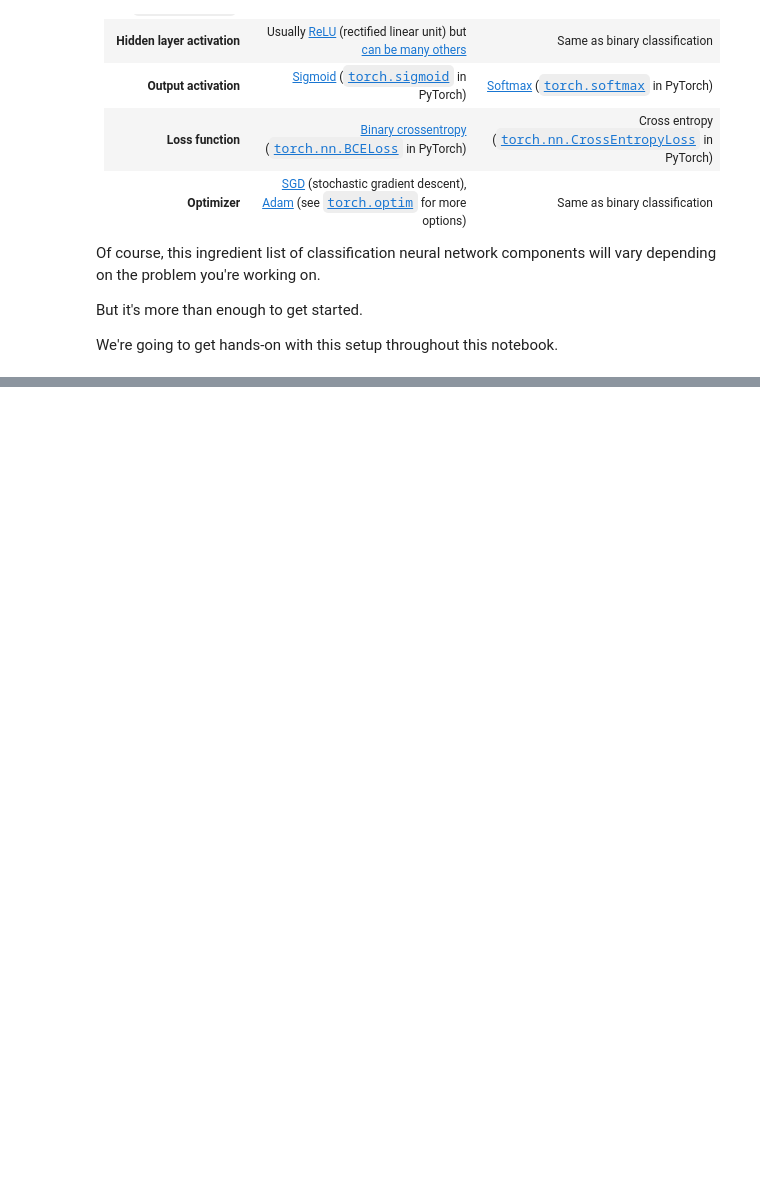
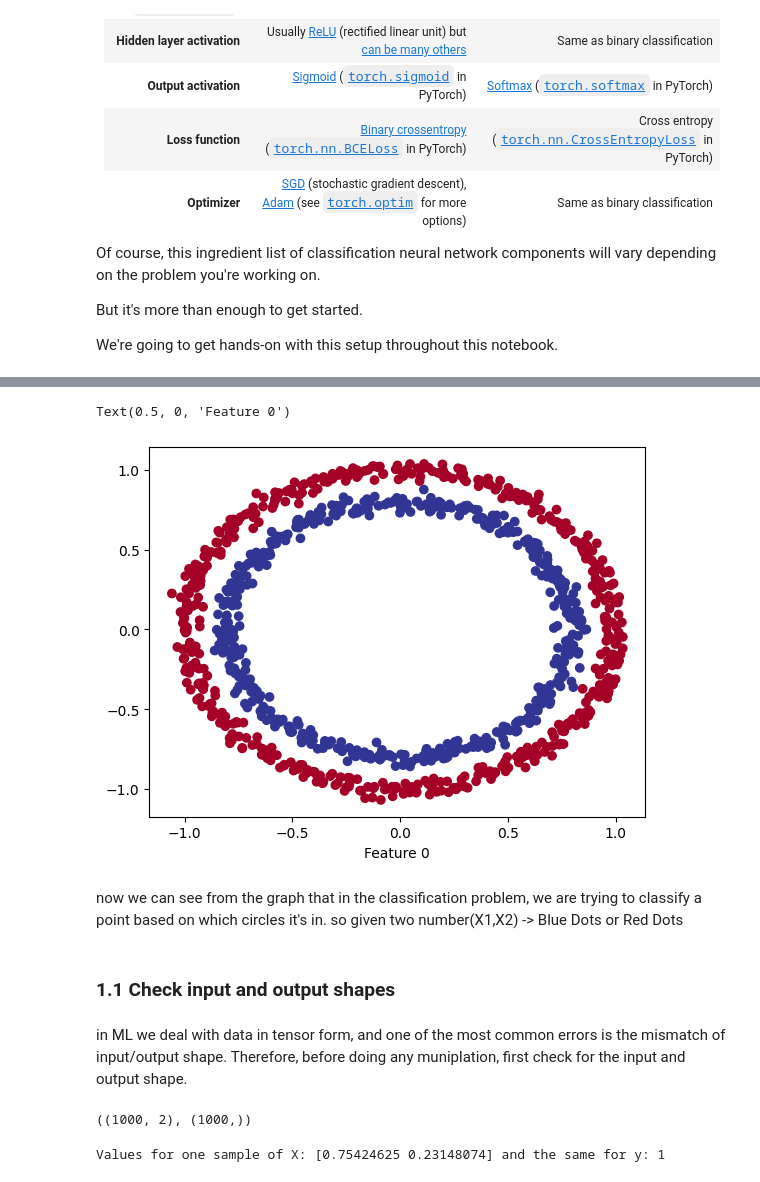
Before and after one commit to lirichardil/PyTorch, a Jupyter notebook: 02_PyTorch Neural Network Classification.ipynb, the cells around one changed output, grey strips where cells are left out. Drawn from its saved outputs; the diff is of its cells as text; code cells hidden in the pictures; blank space fills up the shorter version.

```diff
--- a/02_PyTorch Neural Network Classification.ipynb
+++ b/02_PyTorch Neural Network Classification.ipynb
@@ -80,0 +85,10 @@ We're going to get hands-on with this setup throughout this notebook.
+# %%
+from sklearn.datasets import make_circles
+
+# Make 1000 samples
+n_samples = 1000
+
+#Create circles
+X,y = make_circles(n_samples, noise=0.03, random_state=42)
+
+len(X), len(y)
@@ -80,0 +121,28 @@ We're going to get hands-on with this setup throughout this notebook.
+# %%
+# Visualize with a plot
+import matplotlib.pyplot as plt
+
+plt.scatter(x= X[:,0],y = X[:,1],c=y,cmap=plt.cm.RdYlBu)
+plt.xlabel("Feature 0")
+# %% [output]
+Text(0.5, 0, 'Feature 0')
+[figure, added]
+# %% [markdown]
+now we can see from the graph that in the classification problem, we are trying to classify a point based on which circles it's in. so given two number(X1,X2) -> Blue Dots or Red Dots
+# %% [markdown]
+### 1.1 Check input and output shapes
+# %% [markdown]
+in ML we deal with data in tensor form, and one of the most common errors is the mismatch of input/output shape. Therefore, before doing any muniplation, first check for the input and output shape.
+# %%
+X.shape, y.shape
+# notice that the second number of X's shape is 2, meaning there are 2 features.
+# %% [output]
+((1000, 2), (1000,))
+# %%
+#converting to tensors
+X_sample = X[0]
+y_sample = y[0]
+
+print(f"Values for one sample of X: {X_sample} and the same for y: {y_sample}")
+# %% [output]
+Values for one sample of X: [0.75424625 0.23148074] and the same for y: 1
```
Also changed, not shown: parts of 13 cells of this notebook, 1 other file.
